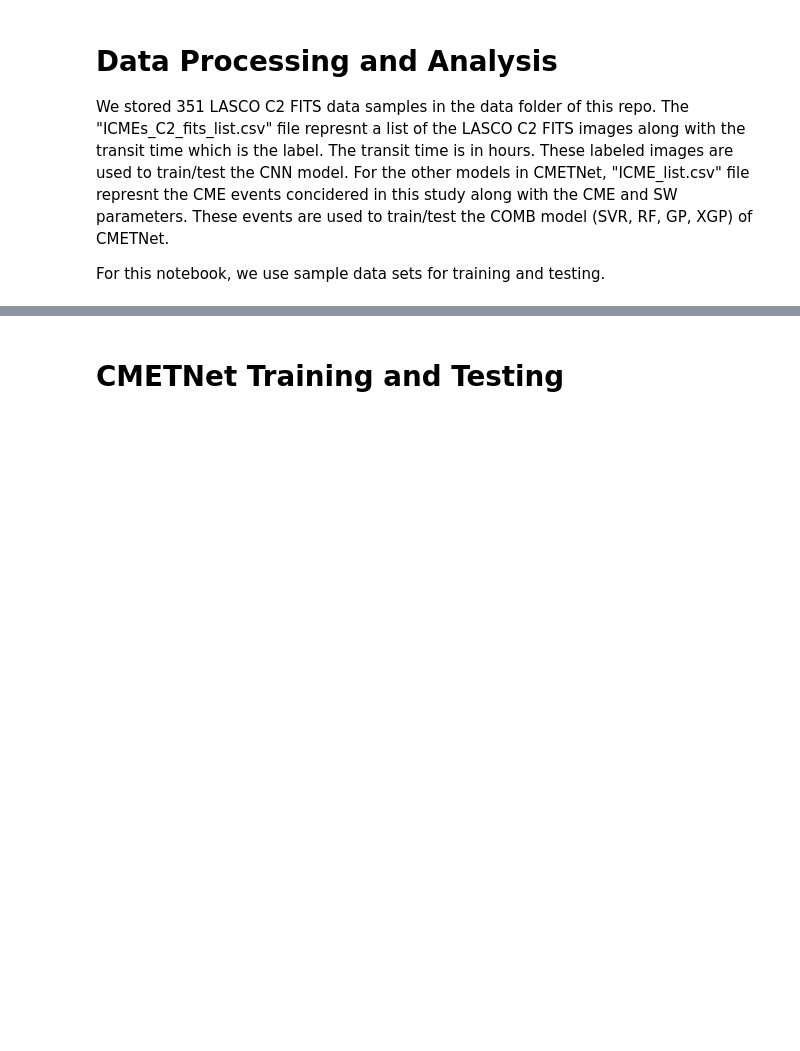
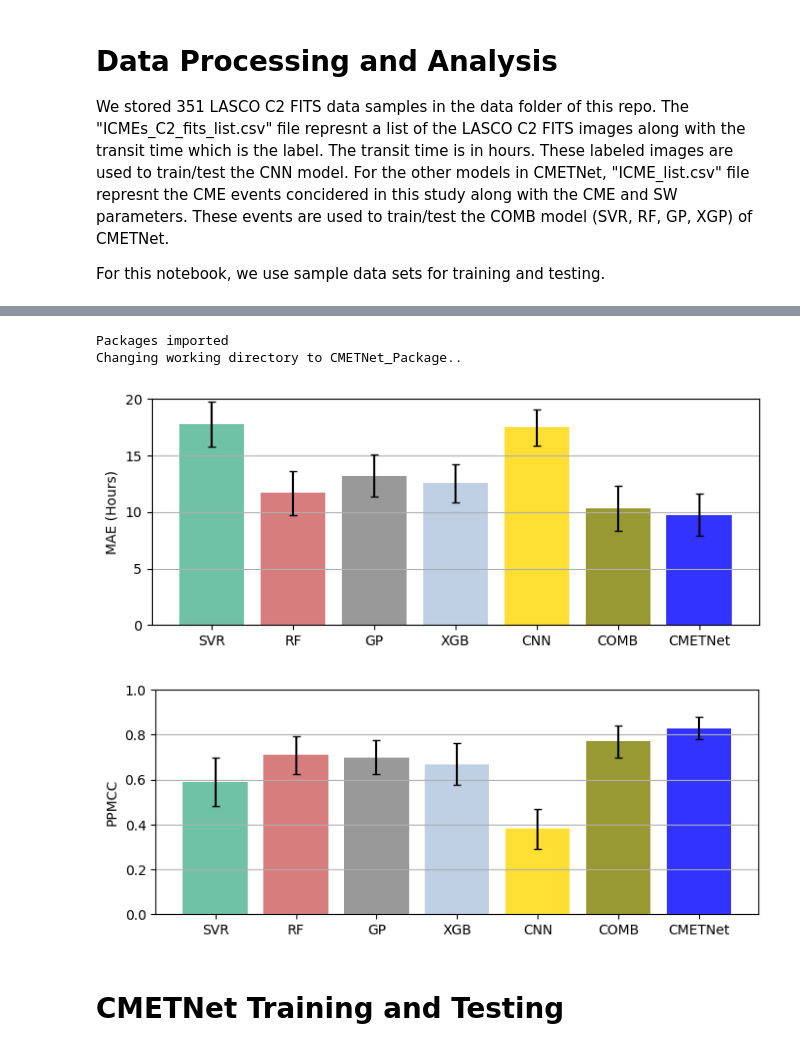
Before and after one commit to ccsc-tools/CMETNet, a Jupyter notebook: KA_01_PredictingCMEArrivalTimeThroughDataIntegrationAndEnsembleLearning.ipynb, the cells around one changed output, grey strips where cells are left out. Saved outputs shown, nothing was run; the diff lists cells and outputs as text; code cells hidden in the pictures; blank space fills up the shorter version.

```diff
--- a/KA_01_PredictingCMEArrivalTimeThroughDataIntegrationAndEnsembleLearning.ipynb
+++ b/KA_01_PredictingCMEArrivalTimeThroughDataIntegrationAndEnsembleLearning.ipynb
@@ -159,3 +163,24 @@ Please also note that the execution time in Binder varies based on the availabil
+# %%
+import warnings
+warnings.filterwarnings('ignore')
+
+import os
+print('Packages imported')
+#make sure the scripts are executed in the correct pacakage location.
+if os.path.exists('CMETNet_Package'):
+    print('Changing working directory to CMETNet_Package..')
+    os.chdir('CMETNet_Package')
+import sys
+sys.path.append('.')
+
+from pretrained_models_results import plot_results
+#Plotting the results
+plot_results()
+# %% [output]
+Packages imported
+Changing working directory to CMETNet_Package..
+[figure, added]
+[figure, added]
 # %% [markdown]
 # **CMETNet Training and Testing**
 # %% [markdown]
```
Also changed, not shown: parts of 7 cells of this notebook, 8 other files.
